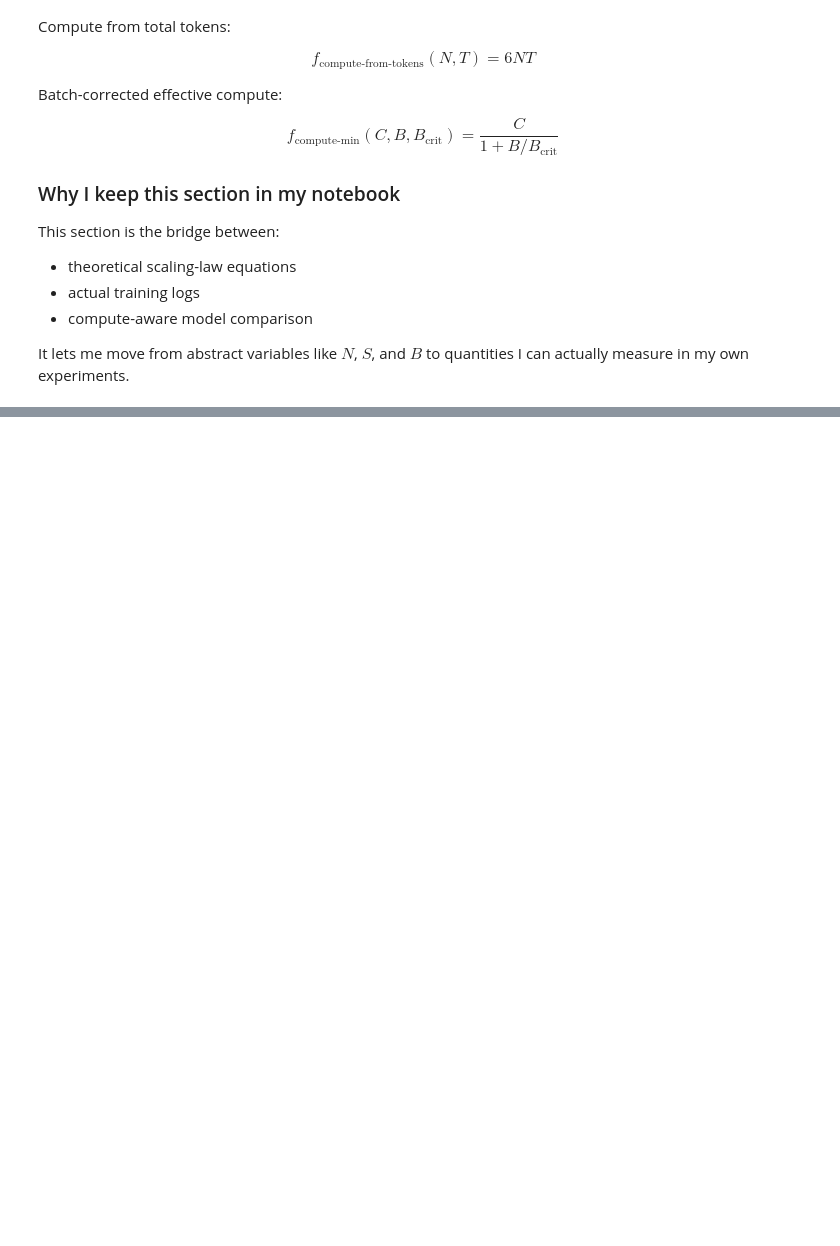
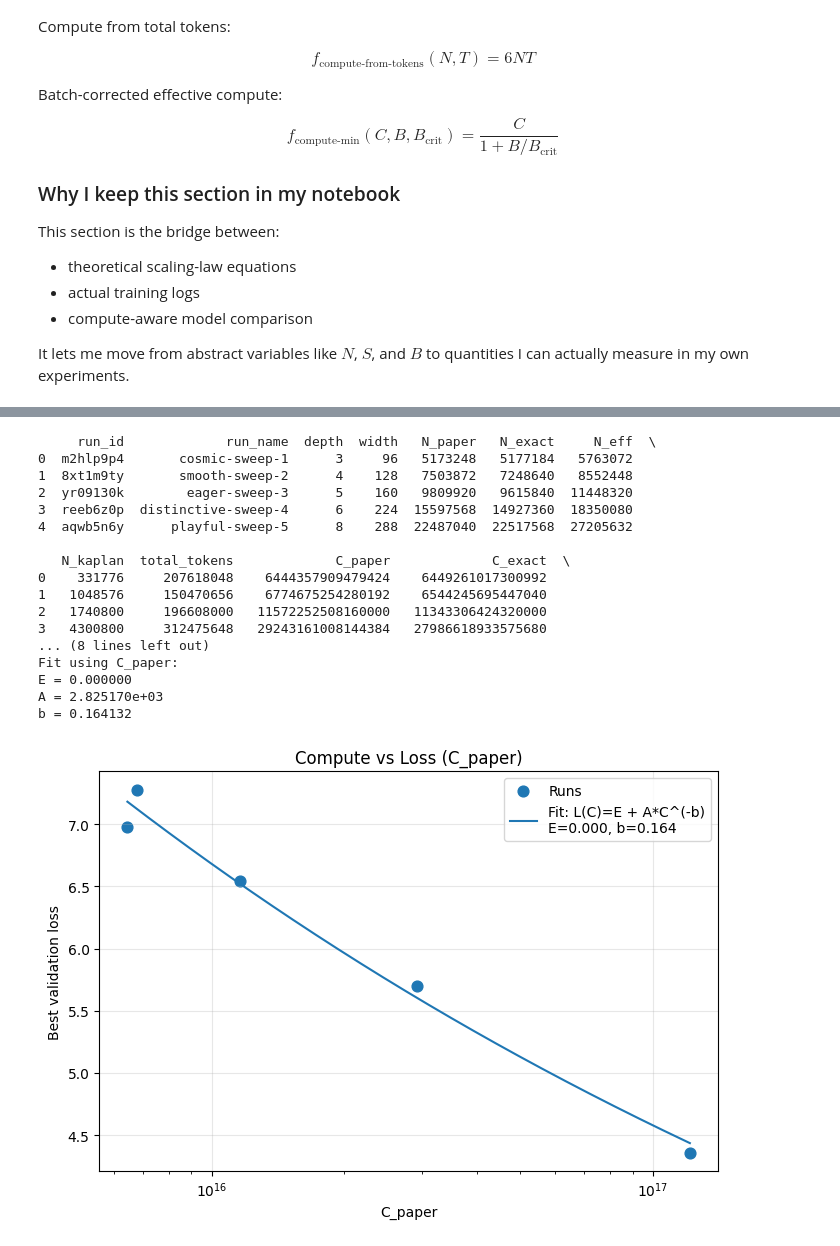
Before and after one commit to tedasdf/Attention_Triton, a Jupyter notebook: research/paper/scaling.ipynb, the cells around one changed output, grey strips where cells are left out. Cells and saved outputs as stored; diff of their text form; code cells hidden in the pictures; blank space fills up the shorter version.

```diff
--- a/research/paper/scaling.ipynb
+++ b/research/paper/scaling.ipynb
@@ -1245,0 +1253,9 @@ It lets me move from abstract variables like $N$, $S$, and $B$ to quantities I c
+# %%
+api = wandb.Api()
+sweep = api.sweep(f"{ENTITY}/{PROJECT}/{SWEEP_ID}")
+
+# Upgrade all runs to full mode
+sweep.runs.upgrade_to_full()
+
+run = sweep.runs[0]
+print(run.config)
@@ -1245,0 +1345,66 @@ It lets me move from abstract variables like $N$, $S$, and $B$ to quantities I c
+# %%
+import numpy as np
+import pandas as pd
+import matplotlib.pyplot as plt
+from scipy.optimize import curve_fit
+
+# ---- starting point: your existing scaling_df ----
+df = scaling_df.copy()
+
+VOCAB_SIZE = 50432
+SEQ_LEN = 2048
+
+# rename paper analytic count
+df["depth"] = df["n_layer"]
+df["width"] = df["d_model"]
+df["N_exact"] = df["model_params"].astype("int64")
+
+df["d_ff_paper"] = (256 * np.ceil((8 * df["width"] / 3) / 256)).astype("int64")
+
+df["N_paper"] = (
+    (3 * df["d_ff_paper"] + 4 * df["width"]) * df["width"] * df["depth"]
+    + df["width"] * VOCAB_SIZE
+).astype("int64")
+
+df["N_eff"] = (df["N_paper"] + SEQ_LEN * df["width"] * df["depth"]).astype("int64")
+df["N_kaplan"] = (df["N_paper"] - df["width"] * VOCAB_SIZE).astype("int64")
+
+# loss column
+df["loss"] = df["best_eval_loss"]
+
+# matching compute columns
+df["C_exact"] = 6 * df["N_exact"] * df["total_tokens"]
+df["C_paper"] = 6 * df["N_paper"] * df["total_tokens"]
+df["C_eff"] = 6 * df["N_eff"] * df["total_tokens"]
+df["C_kaplan"] = 6 * df["N_kaplan"] * df["total_tokens"]
+
+# nice inspection table
+param_table = df[
+    [
+        "run_id", "run_name", "depth", "width",
+        "N_paper", "N_exact", "N_eff", "N_kaplan",
+        "total_tokens", "C_paper", "C_exact", "C_eff", "C_kaplan",
+        "loss"
+    ]
+].sort_values("N_exact").reset_index(drop=True)
+
+print(param_table)
+# %% [output]
+     run_id             run_name  depth  width   N_paper   N_exact     N_eff  \
+0  m2hlp9p4       cosmic-sweep-1      3     96   5173248   5177184   5763072
+1  8xt1m9ty       smooth-sweep-2      4    128   7503872   7248640   8552448
+2  yr09130k        eager-sweep-3      5    160   9809920   9615840  11448320
+3  reeb6z0p  distinctive-sweep-4      6    224  15597568  14927360  18350080
+4  aqwb5n6y      playful-sweep-5      8    288  22487040  22517568  27205632
+
+   N_kaplan  total_tokens             C_paper             C_exact  \
+0    331776     207618048    6444357909479424    6449261017300992
+1   1048576     150470656    6774675254280192    6544245695447040
+2   1740800     196608000   11572252508160000   11343306424320000
+3   4300800     312475648   29243161008144384   27986618933575680
+... (8 lines left out)
+Fit using C_paper:
+E = 0.000000
+A = 2.825170e+03
+b = 0.164132
+[figure, added]
```
Also changed, not shown: parts of 7 cells of this notebook, 10 other files.
